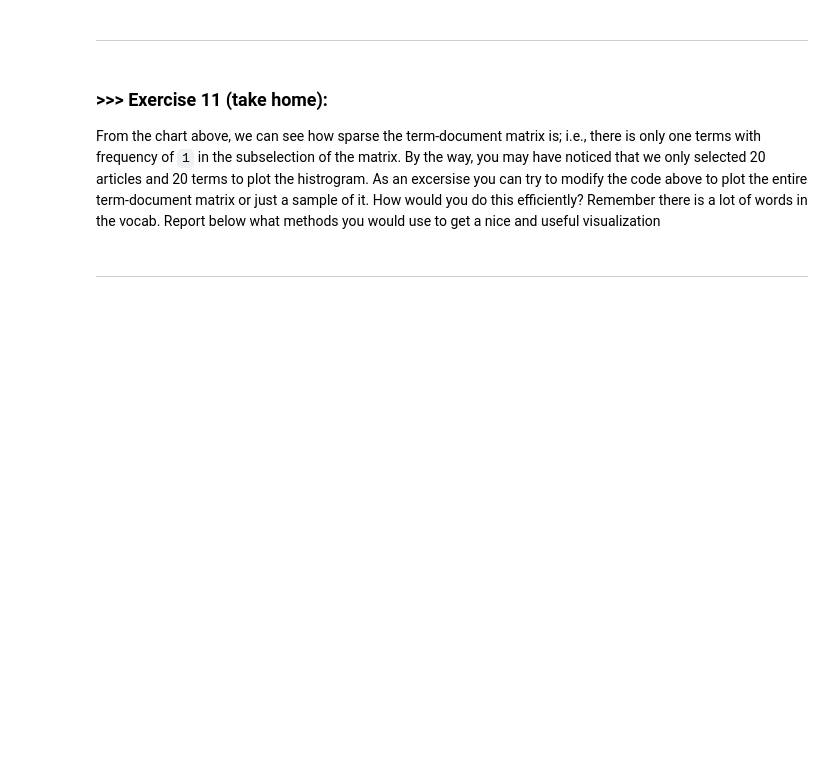
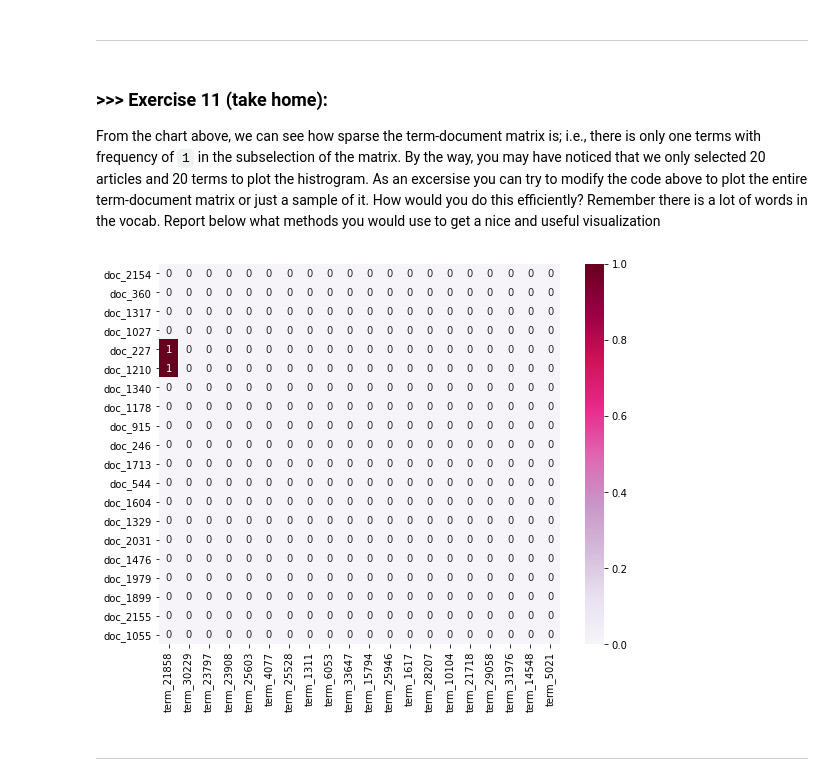
Before and after one commit to LeafLu0315/DM2020-Lab1-Master, a Jupyter notebook: DM2020-Lab1-Master.ipynb, the cells around one changed output. Saved outputs shown, nothing was run; the diff lists cells and outputs as text; code cells hidden in the pictures; blank space fills up the shorter version.

Commit message:
data mining first lab HW

```diff
--- a/DM2020-Lab1-Master.ipynb
+++ b/DM2020-Lab1-Master.ipynb
@@ -1062,3 +1060,29 @@ From the chart above, we can see how sparse the term-document matrix is; i.e., t
+# %%
+# Answer here
+# we can randomly selcet 20 article and 20 terms to plot.
+term_arr = ["term_"+str(i) for i in count_vect.get_feature_names()[0:]]
+size = 20
+def getRndArr(arr_size,size):
+    rand_index = []
+    for i in range(size):
+        rand = np.random.randint(0,arr_size)
+        if rand not in rand_index:
+            rand_index.append(rand)
+    return rand_index
+
+rand_index = getRndArr(len(count_vect.get_feature_names()),size)
+rand_index2 = getRndArr(len(list(X.index)),size)
+plot_x = ["term_"+str(i) for i in rand_index[0:20]]
+plot_y = ["doc_"+ str(i) for i in rand_index2[0:20]]
+plot_z = X_counts[0:20, 0:20].toarray()
+
+df_todraw = pd.DataFrame(plot_z, columns = plot_x, index = plot_y)
+plt.subplots(figsize=(9, 7))
+ax = sns.heatmap(df_todraw,
+                 cmap="PuRd",
+                 vmin=0, vmax=1, annot=True)
+# %% [output]
+[figure, added]
 # %% [markdown]
 ---
 # %% [markdown]
```
Also changed, not shown: parts of 23 cells of this notebook.
